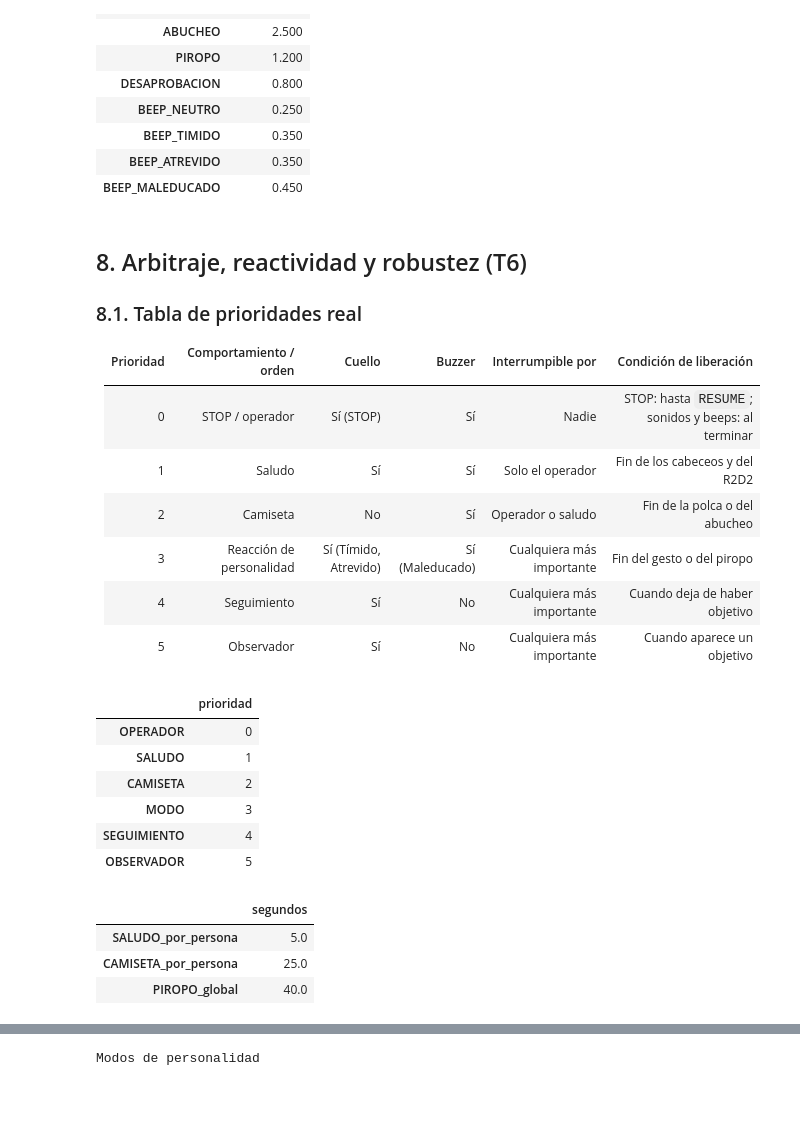
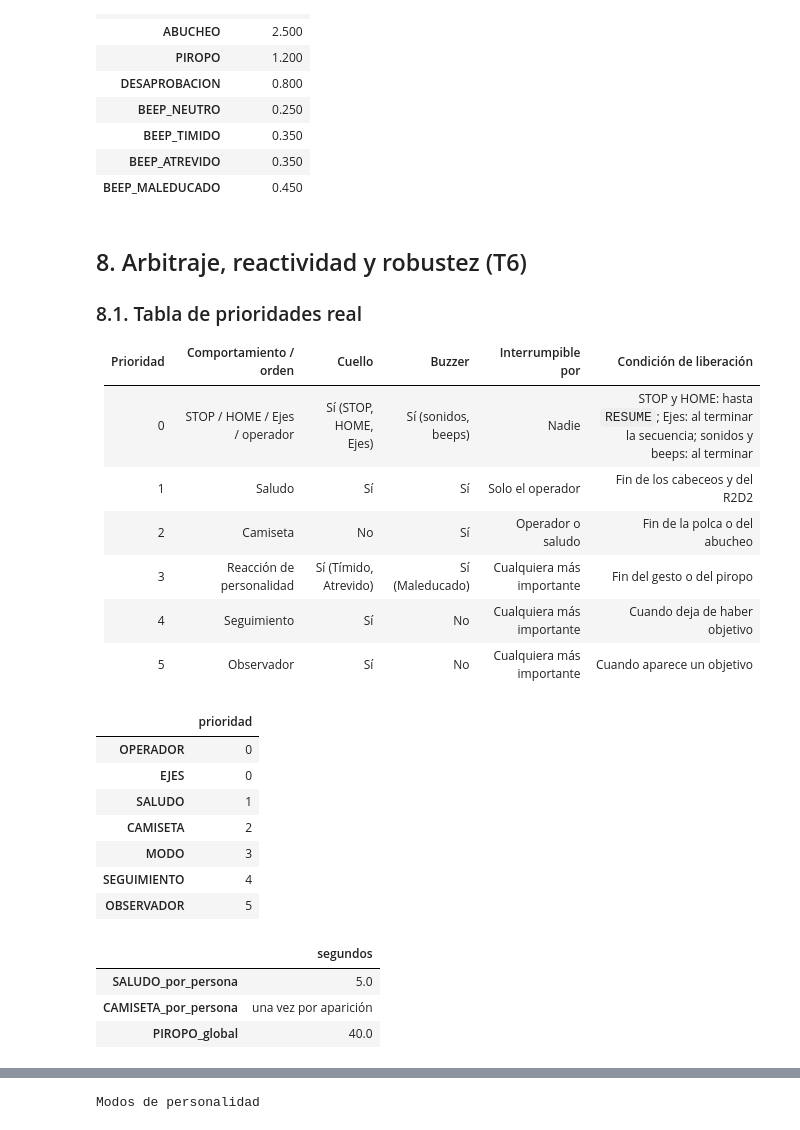
Before and after one commit to HecVelaz/keepon-pro, a Jupyter notebook: docs/informe/Informe_técnico.ipynb, the cells around one changed output, grey strips where cells are left out. Saved outputs shown, nothing was run; the diff lists cells and outputs as text; code cells hidden in the pictures; blank space fills up the shorter version.

```diff
--- a/docs/informe/Informe_técnico.ipynb
+++ b/docs/informe/Informe_técnico.ipynb
@@ -439,7 +447,7 @@ display(pd.DataFrame({"duración [s]": cfg["sounds"]}))
 
 | Prioridad | Comportamiento / orden | Cuello | Buzzer | Interrumpible por | Condición de liberación |
 |---|---|---|---|---|---|
-| 0 | STOP / operador | Sí (STOP) | Sí | Nadie | STOP: hasta `RESUME`; sonidos y beeps: al terminar |
+| 0 | STOP / HOME / Ejes / operador | Sí (STOP, HOME, Ejes) | Sí (sonidos, beeps) | Nadie | STOP y HOME: hasta `RESUME`; Ejes: al terminar la secuencia; sonidos y beeps: al terminar |
 | 1 | Saludo | Sí | Sí | Solo el operador | Fin de los cabeceos y del R2D2 |
 | 2 | Camiseta | No | Sí | Operador o saludo | Fin de la polca o del abucheo |
 | 3 | Reacción de personalidad | Sí (Tímido, Atrevido) | Sí (Maleducado) | Cualquiera más importante | Fin del gesto o del piropo |
@@ -448,10 +456,11 @@ display(pd.DataFrame({"duración [s]": cfg["sounds"]}))
 # %%
 # La misma tabla, leída de config.yaml (priorities y cooldowns).
 display(pd.DataFrame({"prioridad": cfg["priorities"]}).sort_values("prioridad"))
-display(pd.DataFrame({"segundos": cfg["cooldowns"]}))
+display(pd.DataFrame({"segundos": {k: ("una vez por aparición" if v is None else v) for k, v in cfg["cooldowns"].items()}}))
 # %% [output]
 |  | prioridad |
 | OPERADOR | 0 |
+| EJES | 0 |
 | SALUDO | 1 |
 | CAMISETA | 2 |
 | MODO | 3 |
@@ -459,7 +468,7 @@ display(pd.DataFrame({"segundos": cfg["cooldowns"]}))
 | OBSERVADOR | 5 |
 |  | segundos |
 | SALUDO_por_persona | 5.0 |
-| CAMISETA_por_persona | 25.0 |
+| CAMISETA_por_persona | una vez por aparición |
 | PIROPO_global | 40.0 |
 # %% [markdown]
 ### 8.2. Exclusión y coexistencia
```
Also changed, not shown: parts of 18 cells of this notebook, 3 other files.
